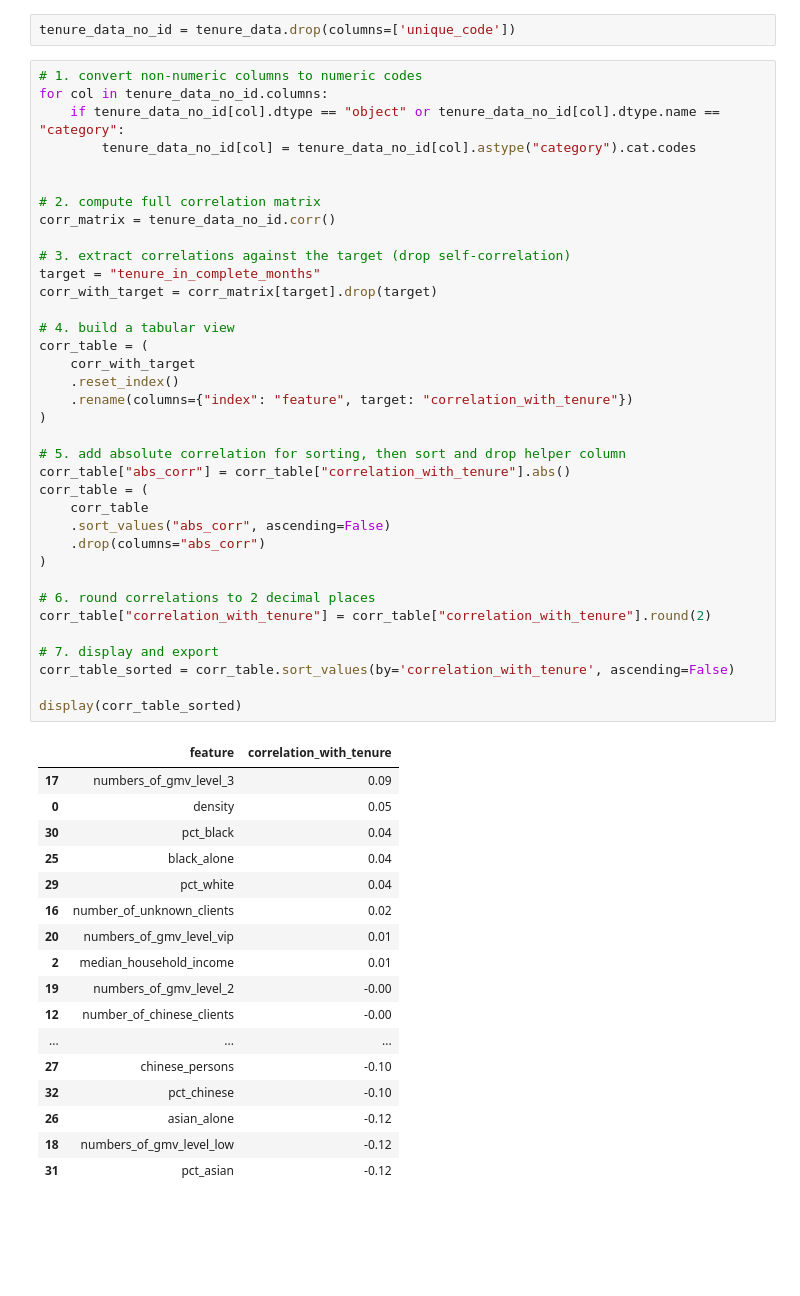
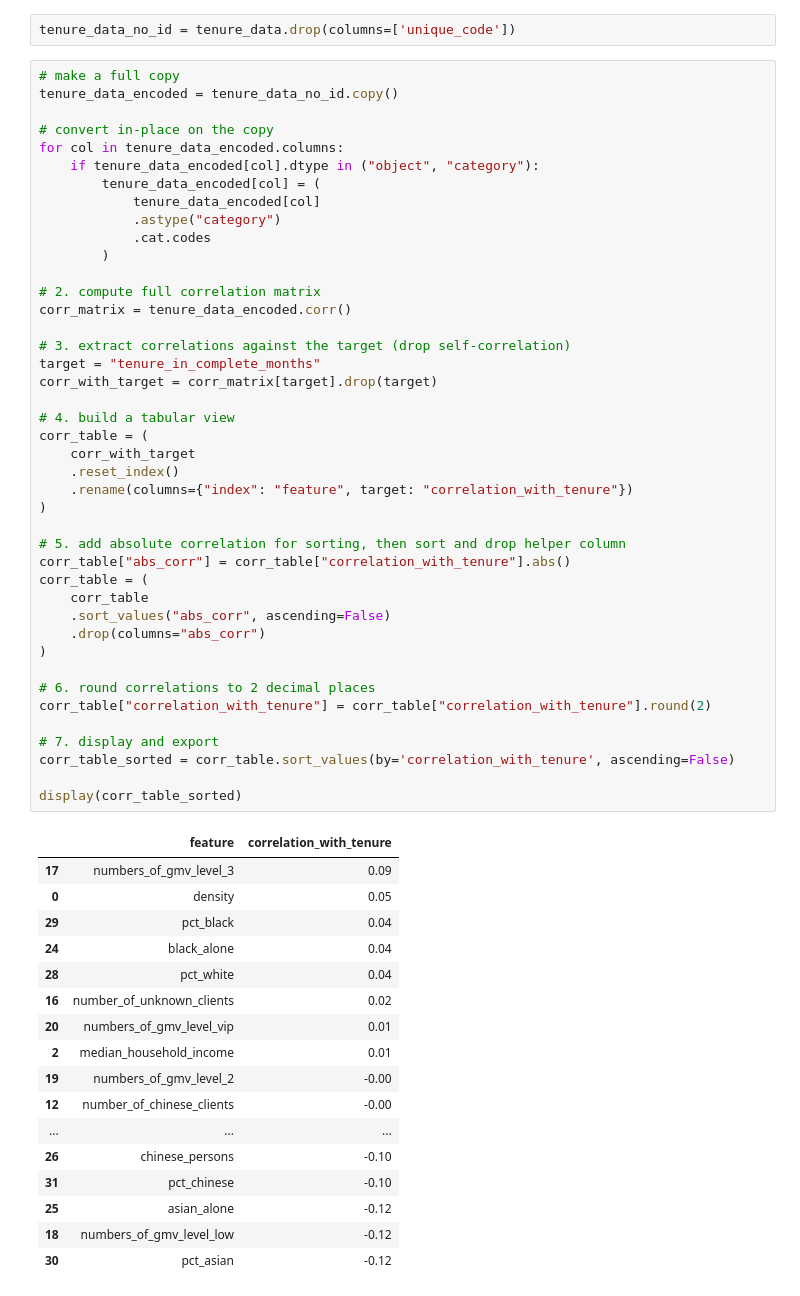
Before and after one commit to tarro-marketing/marketing-operation, a Jupyter notebook: tenure/lead_brizo_data_joined.ipynb, the cells around one changed output. Saved outputs shown, nothing was run; the diff lists cells and outputs as text; blank space fills up the shorter version.

```diff
--- a/tenure/lead_brizo_data_joined.ipynb
+++ b/tenure/lead_brizo_data_joined.ipynb
@@ -144,59 +144,65 @@ tenure_data.columns.to_series().to_csv("exported_data/column_names.csv", index=F
 # %%
 tenure_data_no_id = tenure_data.drop(columns=['unique_code'])
 # %%
-# 1. convert non-numeric columns to numeric codes
-for col in tenure_data_no_id.columns:
-    if tenure_data_no_id[col].dtype == "object" or tenure_data_no_id[col].dtype.name == "category":
-        tenure_data_no_id[col] = tenure_data_no_id[col].astype("category").cat.codes
+# make a full copy
+tenure_data_encoded = tenure_data_no_id.copy()
 
+# convert in-place on the copy
+for col in tenure_data_encoded.columns:
+    if tenure_data_encoded[col].dtype in ("object", "category"):
+        tenure_data_encoded[col] = (
+            tenure_data_encoded[col]
+            .astype("category")
+            .cat.codes
+        )
 
 # 2. compute full correlation matrix
-corr_matrix = tenure_data_no_id.corr()
+corr_matrix = tenure_data_encoded.corr()
 
 # 3. extract correlations against the target (drop self-correlation)
 target = "tenure_in_complete_months"
 corr_with_target = corr_matrix[target].drop(target)
 
 # 4. build a tabular view
 corr_table = (
     corr_with_target
     .reset_index()
     .rename(columns={"index": "feature", target: "correlation_with_tenure"})
 )
 
 # 5. add absolute correlation for sorting, then sort and drop helper column
 corr_table["abs_corr"] = corr_table["correlation_with_tenure"].abs()
 corr_table = (
     corr_table
     .sort_values("abs_corr", ascending=False)
     .drop(columns="abs_corr")
 )
 
 # 6. round correlations to 2 decimal places
 corr_table["correlation_with_tenure"] = corr_table["correlation_with_tenure"].round(2)
 
 # 7. display and export
 corr_table_sorted = corr_table.sort_values(by='correlation_with_tenure', ascending=False)
 
 display(corr_table_sorted)
 # %% [output]
 |  | feature | correlation_with_tenure |
 | 17 | numbers_of_gmv_level_3 | 0.09 |
 | 0 | density | 0.05 |
-| 30 | pct_black | 0.04 |
-| 25 | black_alone | 0.04 |
-| 29 | pct_white | 0.04 |
+| 29 | pct_black | 0.04 |
+| 24 | black_alone | 0.04 |
+| 28 | pct_white | 0.04 |
 | 16 | number_of_unknown_clients | 0.02 |
 | 20 | numbers_of_gmv_level_vip | 0.01 |
 | 2 | median_household_income | 0.01 |
 | 19 | numbers_of_gmv_level_2 | -0.00 |
 | 12 | number_of_chinese_clients | -0.00 |
 | ... | ... | ... |
-| 27 | chinese_persons | -0.10 |
-| 32 | pct_chinese | -0.10 |
-| 26 | asian_alone | -0.12 |
+| 26 | chinese_persons | -0.10 |
+| 31 | pct_chinese | -0.10 |
+| 25 | asian_alone | -0.12 |
 | 18 | numbers_of_gmv_level_low | -0.12 |
-| 31 | pct_asian | -0.12 |
+| 30 | pct_asian | -0.12 |
 # %%
 import numpy as np
 
```
Also changed, not shown: parts of 5 cells of this notebook, 17 other files.
